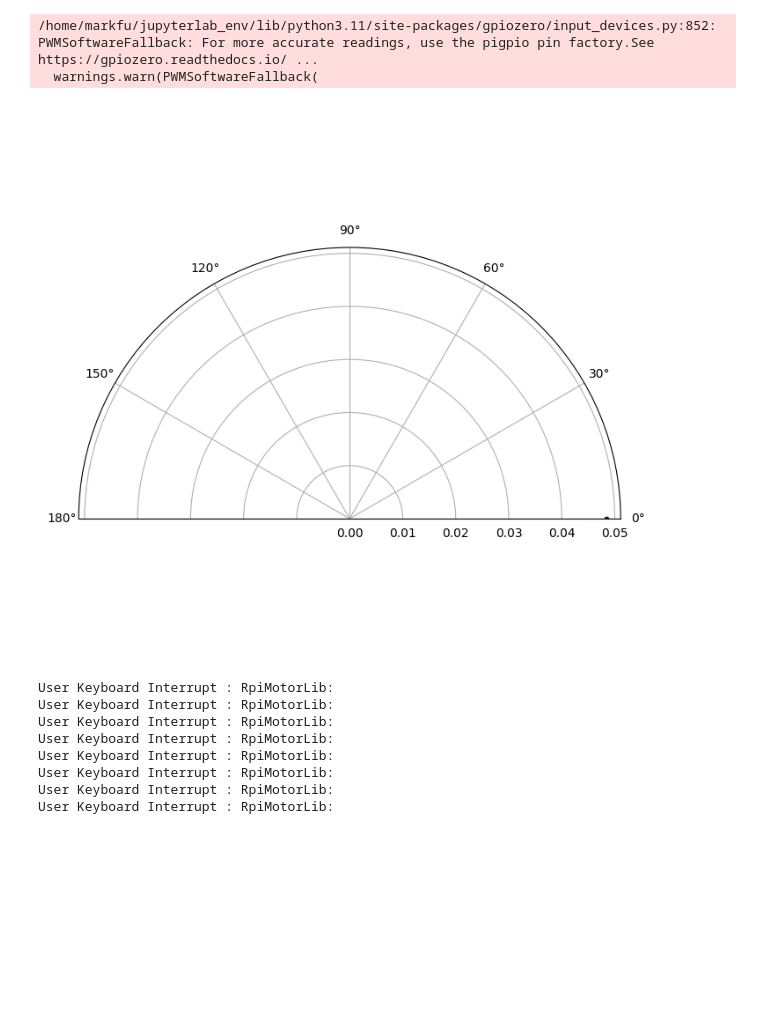
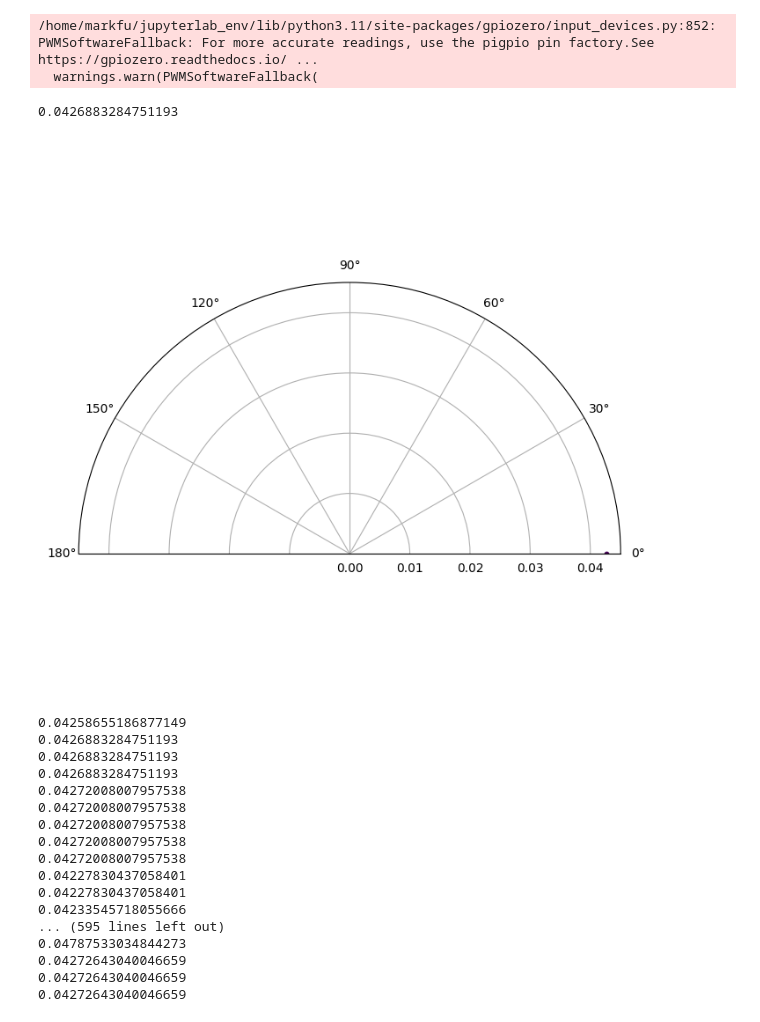
Before and after one commit to Morkedz/Rotary-Ultrasonic-Radar, a Jupyter notebook: Kernel_Test/radar_test1.ipynb, the cells around one changed output. Cells and saved outputs as stored; diff of their text form; code cells hidden in the pictures; blank space fills up the shorter version.

Commit message:
Testing: Still figuring out how to render distance data onto polar graph

```diff
--- a/Kernel_Test/radar_test1.ipynb
+++ b/Kernel_Test/radar_test1.ipynb
@@ -9,8 +9,6 @@ import time
 from gpiozero import DistanceSensor
 
 # --- Setup ---
-GPIO.setmode(GPIO.BCM)
-motor_pins = [17, 18, 19, 20]
 trig_pin = 23
 echo_pin = 24
 
@@ -29,47 +27,58 @@ def live_radar():
     ax = fig.add_subplot(111, projection='polar')
 
     total_steps = 256 #180 degree radar
-    step_delay = 0.003
+    step_delay = 0.005
 
     try:
         while True:
             for s in range(total_steps):
-                motor.motor_run(motor_pins, step_delay, 1, False, False, "half", 0)
+                motor.motor_run([17, 18, 19, 20], step_delay, 1, False, False, "half", 0)
 
                 current_angle = (s / 512) * 2 * np.pi
                 dist = ultrasonic.distance
 
                 angles.append(current_angle)
                 distances.append(dist)
+                print(dist)
 
                 if s % 5 == 0:
                     ax.clear()
                     ax.set_thetamin(0)
                     ax.set_thetamax(180)
                     ax.scatter(angles, distances, c=distances, cmap='viridis', s=10)
                     plt.pause(0.001)
             angles, distances = [], []
-            motor.motor_run(motor_pins, step_delay, total_steps, True, False, "half", 0.05)
+            motor.motor_run([17, 18, 19, 20], step_delay, total_steps, True, False, "half", 0.05)
 
     except KeyboardInterrupt:
         print("Radar Stopped.")
     finally:
         GPIO.cleanup()
         plt.ioff()
         plt.show()
         ultrasonic.close()
 
 if __name__ == "__main__":
     live_radar()
 # %% [output]
 /home/markfu/jupyterlab_env/lib/python3.11/site-packages/gpiozero/input_devices.py:852: PWMSoftwareFallback: For more accurate readings, use the pigpio pin factory.See https://gpiozero.readthedocs.io/ ...
   warnings.warn(PWMSoftwareFallback(
+0.0426883284751193
-[figure, old version]
+[figure, new version]
-User Keyboard Interrupt : RpiMotorLib:
-User Keyboard Interrupt : RpiMotorLib:
-User Keyboard Interrupt : RpiMotorLib:
-User Keyboard Interrupt : RpiMotorLib:
-User Keyboard Interrupt : RpiMotorLib:
-User Keyboard Interrupt : RpiMotorLib:
-User Keyboard Interrupt : RpiMotorLib:
-User Keyboard Interrupt : RpiMotorLib:
+0.04258655186877149
+0.0426883284751193
+0.0426883284751193
+0.0426883284751193
+0.04272008007957538
+0.04272008007957538
+0.04272008007957538
+0.04272008007957538
+0.04272008007957538
+0.04227830437058401
+0.04227830437058401
+0.04233545718055666
+... (595 lines left out)
+0.04787533034844273
+0.04272643040046659
+0.04272643040046659
+0.04272643040046659
```
